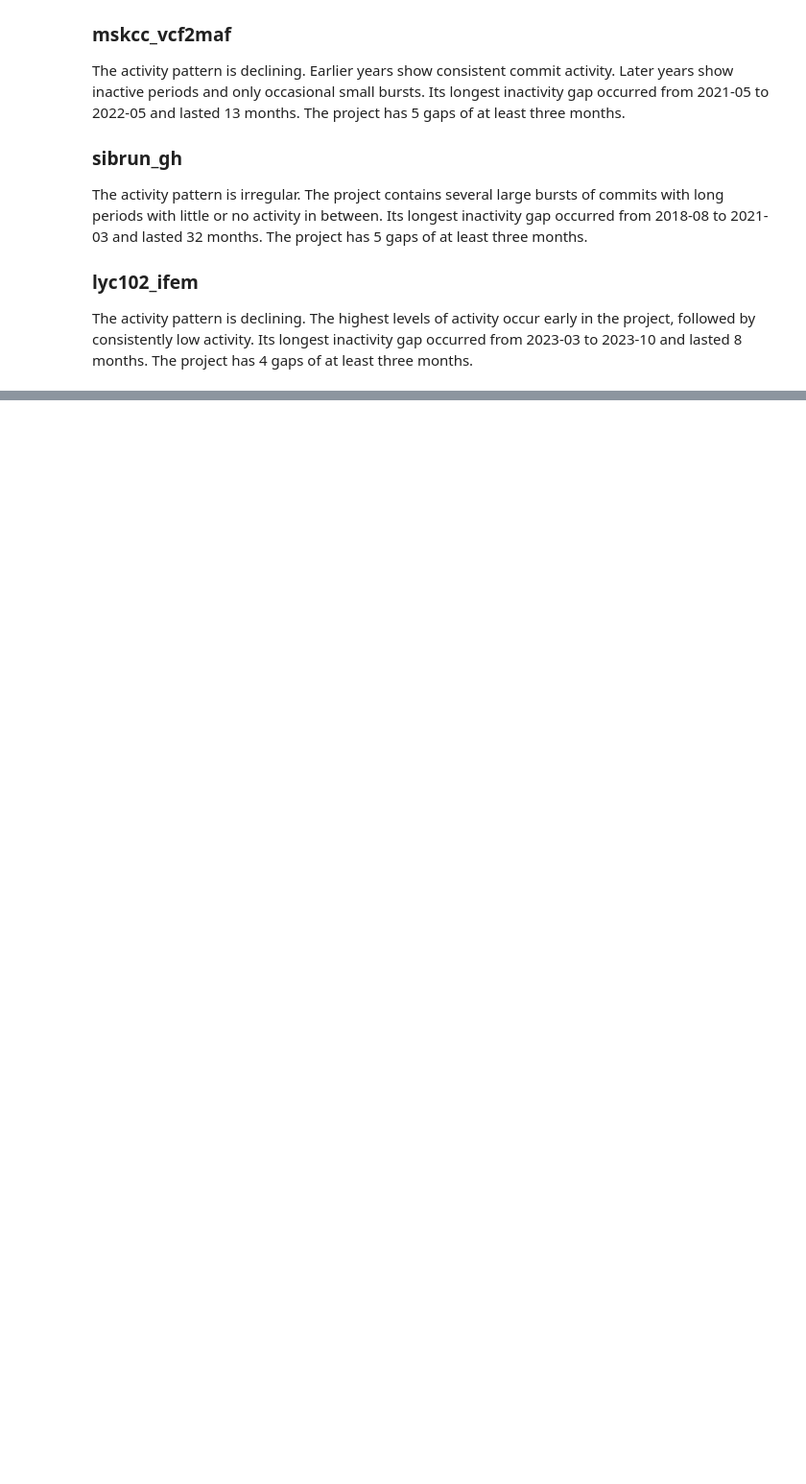
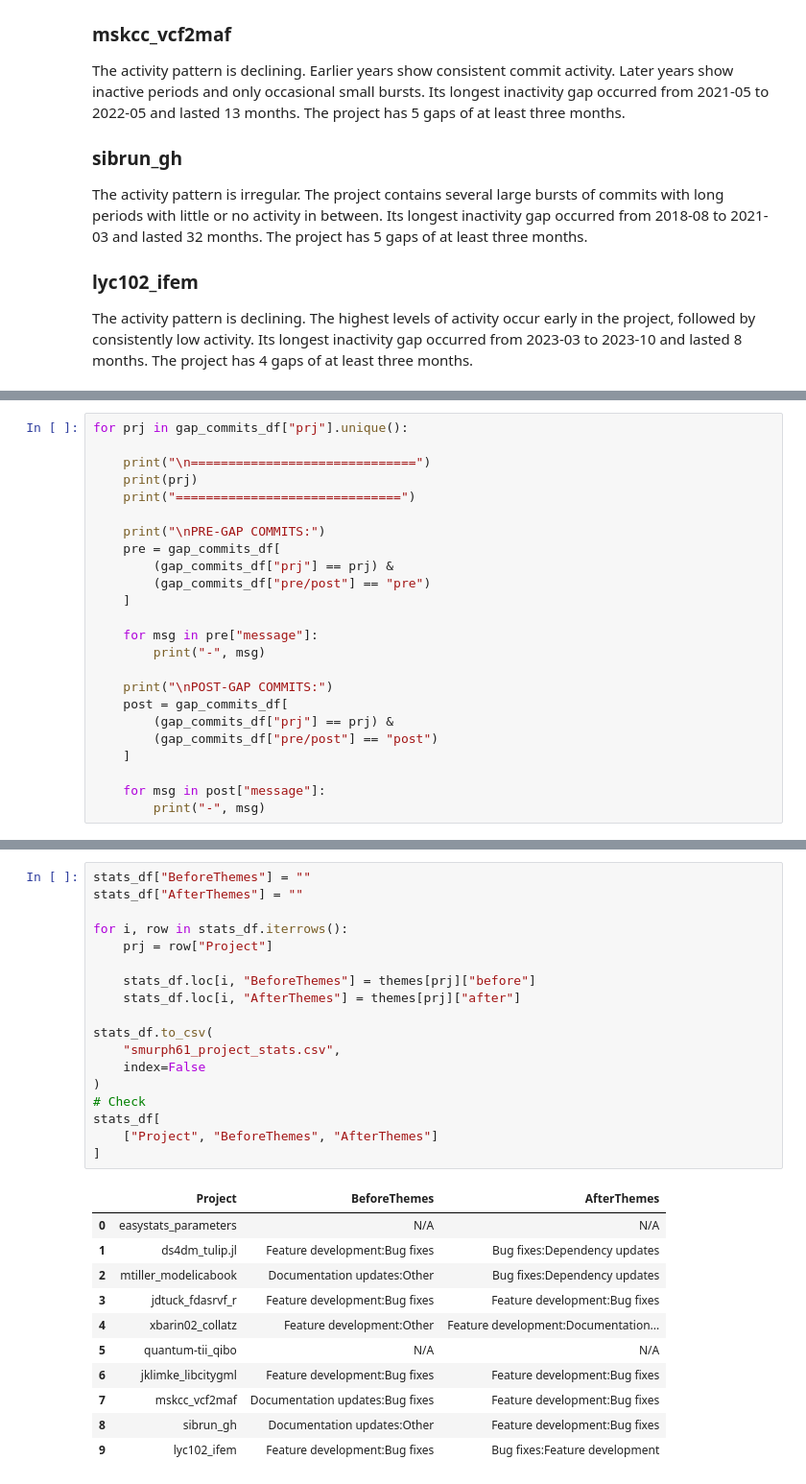
Before and after one commit to ScottyMurphy/MiniProject2, a Jupyter notebook: smurph61_Vis.ipynb, the cells around one changed output, grey strips where cells are left out. Shown at 96% size. Saved outputs shown, nothing was run; the diff lists cells and outputs as text; blank space fills up the shorter version.

```diff
--- a/smurph61_Vis.ipynb
+++ b/smurph61_Vis.ipynb
@@ -246,0 +338,24 @@ The activity pattern is declining. The highest levels of activity occur early in
+# %%
+for prj in gap_commits_df["prj"].unique():
+
+    print("\n==============================")
+    print(prj)
+    print("==============================")
+
+    print("\nPRE-GAP COMMITS:")
+    pre = gap_commits_df[
+        (gap_commits_df["prj"] == prj) &
+        (gap_commits_df["pre/post"] == "pre")
+    ]
+
+    for msg in pre["message"]:
+        print("-", msg)
+
+    print("\nPOST-GAP COMMITS:")
+    post = gap_commits_df[
+        (gap_commits_df["prj"] == prj) &
+        (gap_commits_df["pre/post"] == "post")
+    ]
+
+    for msg in post["message"]:
+        print("-", msg)
@@ -246,0 +432,30 @@ The activity pattern is declining. The highest levels of activity occur early in
+# %%
+stats_df["BeforeThemes"] = ""
+stats_df["AfterThemes"] = ""
+
+for i, row in stats_df.iterrows():
+    prj = row["Project"]
+
+    stats_df.loc[i, "BeforeThemes"] = themes[prj]["before"]
+    stats_df.loc[i, "AfterThemes"] = themes[prj]["after"]
+
+stats_df.to_csv(
+    "smurph61_project_stats.csv",
+    index=False
+)
+# Check
+stats_df[
+    ["Project", "BeforeThemes", "AfterThemes"]
+]
+# %% [output]
+|  | Project | BeforeThemes | AfterThemes |
+| 0 | easystats_parameters | N/A | N/A |
+| 1 | ds4dm_tulip.jl | Feature development:Bug fixes | Bug fixes:Dependency updates |
+| 2 | mtiller_modelicabook | Documentation updates:Other | Bug fixes:Dependency updates |
+| 3 | jdtuck_fdasrvf_r | Feature development:Bug fixes | Feature development:Bug fixes |
+| 4 | xbarin02_collatz | Feature development:Other | Feature development:Documentation... |
+| 5 | quantum-tii_qibo | N/A | N/A |
+| 6 | jklimke_libcitygml | Feature development:Bug fixes | Feature development:Bug fixes |
+| 7 | mskcc_vcf2maf | Documentation updates:Bug fixes | Feature development:Bug fixes |
+| 8 | sibrun_gh | Documentation updates:Other | Feature development:Bug fixes |
+| 9 | lyc102_ifem | Feature development:Bug fixes | Bug fixes:Feature development |
```
Also changed, not shown: parts of 24 cells of this notebook, 38 other files.
